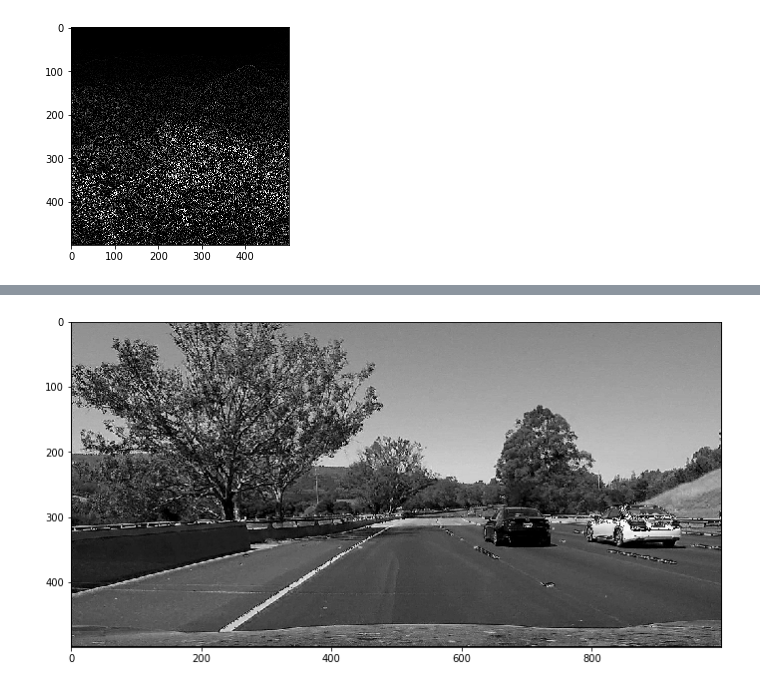
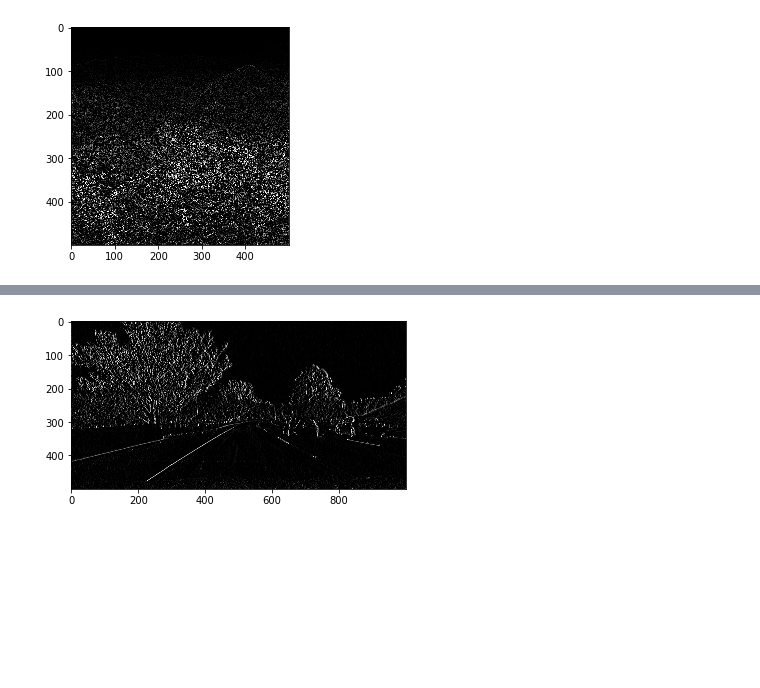
Before and after one commit to Defcon27/Image-Search-using-Parallel-Computing, a Jupyter notebook: Filters.ipynb, the cells around one changed output, grey strips where cells are left out. Saved outputs shown, nothing was run; the diff lists cells and outputs as text; code cells hidden in the pictures; blank space fills up the shorter version.

```diff
--- a/Filters.ipynb
+++ b/Filters.ipynb
@@ -120,15 +26,16 @@ Time : 1.8083124999999995
 # %%
 from ConvolutionalFilters import ConvolutionFilter
 
 image = cv2.imread("Image_Database/road.jpg")
+image = cv2.cvtColor(image,cv2.COLOR_BGR2RGB)
 # image = cv2.cvtColor(image,cv2.COLOR_BGR2GRAY)
 image = image = cv2.resize(image, (1000,500))
 
 filters = ConvolutionFilter(image)
-fil = filters.applySharpen()
+fil = filters.applySobelX()
 
-plt.figure(figsize = (12,6))
+# plt.figure(figsize = (12,6))
 plt.imshow(fil, cmap="gray")
 plt.show()
 # %% [output]
-[figure, old version]
+[figure, new version]
```
Also changed, not shown: parts of 11 cells of this notebook, 2 other files.
